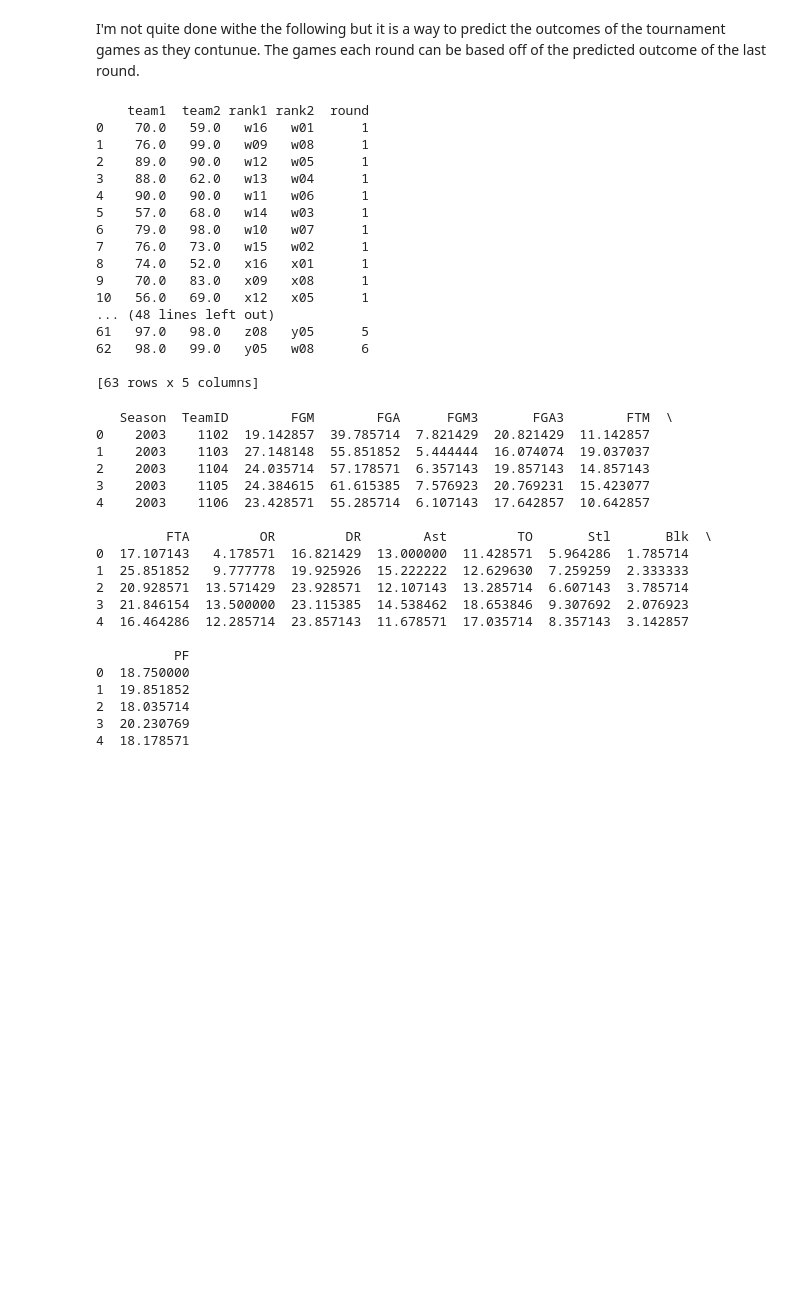
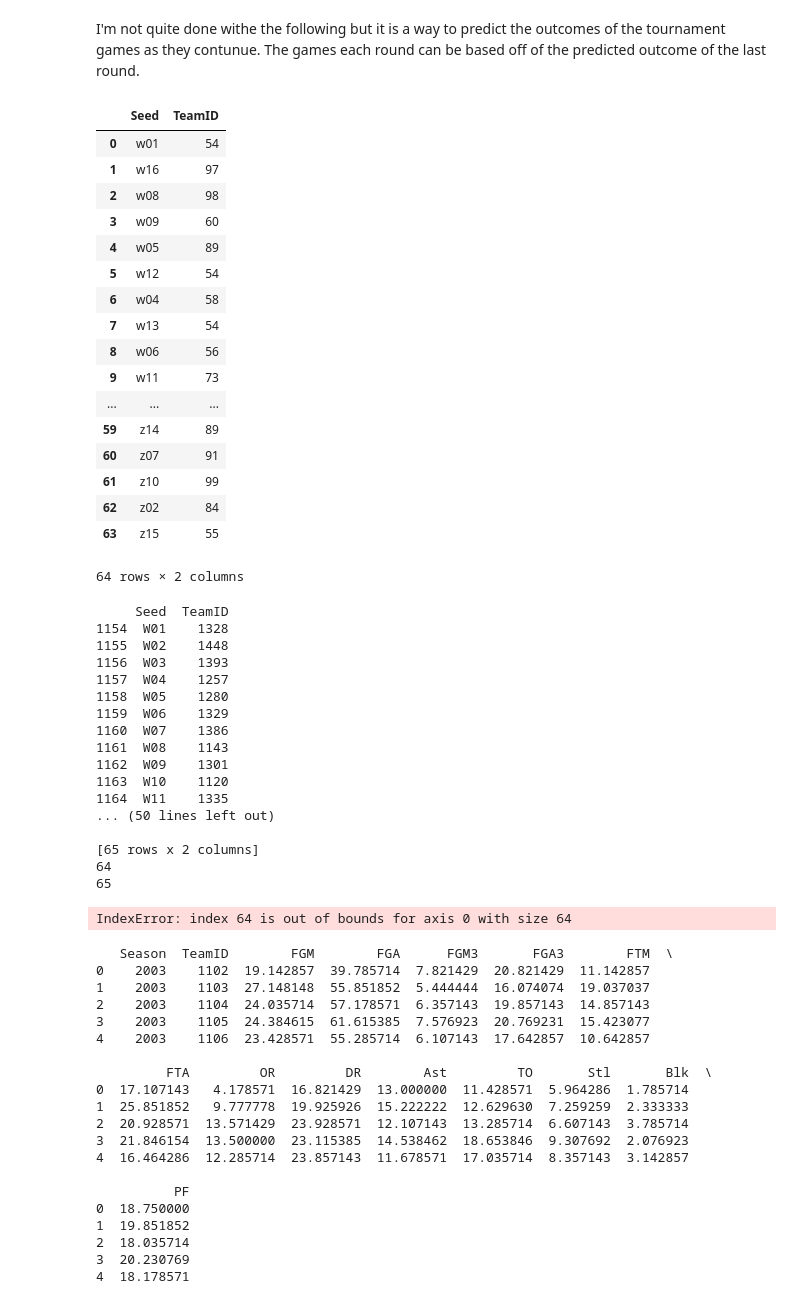
Before and after one commit to puvvadakc/NCAA2k19Predictions, a Jupyter notebook: testing/NCAA_ML_Workbook.ipynb, the cells around one changed output. Drawn from its saved outputs; the diff is of its cells as text; code cells hidden in the pictures; blank space fills up the shorter version.

```diff
--- a/testing/NCAA_ML_Workbook.ipynb
+++ b/testing/NCAA_ML_Workbook.ipynb
@@ -79,6 +79,8 @@ def next_round(teams_df):
         won_ranks = teams_df['Seed'].values
         first_round_bracket = np.array([x for x in first_round_bracket if x in won_ranks])
     #print(first_round_bracket)
+    print(len(first_round_bracket))
+    print(len(teams_df))
     picks1 = first_round_bracket[np.arange(1, len(teams_df), 2)]
     picks2 = first_round_bracket[np.arange(0, len(teams_df), 2)]
     #print(picks1)
@@ -98,54 +100,75 @@ def find_winners(nx):
     nx['TeamID'] = nx.loc[:, 'team2']
     nx['Seed'] = nx.loc[:, 'rank2']
 
     condition = nx['score'] > 0
     #this can be replaced with an ouput from a neural net to predict winners
     underdogs = nx.loc[condition,['rank1', 'team1']]
     underdogs.columns = ['Seed', 'TeamID']
     nx.update(underdogs)
     return(nx)#.loc[:, ['Seed', 'TeamID']])
 
 #makes a fake testing year
 arar = np.char.array(['01','16','08','09','05','12','04','13','06','11','03','14','07','10','02','15'])
 arr = np.append(arar, arar)
 teams_df = pd.DataFrame()
 teams_df['Seed'] = np.char.array(['w', 'x', 'y', 'z']).repeat(16) + np.append(arr, arr)
 teams_df['TeamID'] = np.random.randint(50, 100, size = 64)
-
+display(teams_df)
+teams_df = pd.read_csv('data/NCAATourneySeeds.csv')
+teams_df = teams_df.loc[teams_df.Season == 2003, ['Seed', 'TeamID']]
+print(teams_df)
 round = 1
 games_record = pd.DataFrame()
 #runs until only 1 team remains
 while len(teams_df) > 1:
     games = next_round(teams_df)
-    #features = games.join()
-    #
-    ## use plt to find scores on nx
+    features = pd.merge(games, team_summary_stats, how='left', left_on=['team1'], right_on=['TeamID'])
+    features = pd.merge(games, team_summary_stats, how='left', left_on=['team2'], right_on=['TeamID'], suffixes=('', '_t2'))
     games['round'] = round
     if len(games_record) < 1:
         games_record = games#.loc[:,:]
     else:
         games_record = games_record.append(games, ignore_index=True)
     teams_df = find_winners(games.copy())
     round = round + 1
 print(games_record)
 # %% [output]
+|  | Seed | TeamID |
+| 0 | w01 | 54 |
+| 1 | w16 | 97 |
+| 2 | w08 | 98 |
+| 3 | w09 | 60 |
+| 4 | w05 | 89 |
+| 5 | w12 | 54 |
+| 6 | w04 | 58 |
+| 7 | w13 | 54 |
+| 8 | w06 | 56 |
+| 9 | w11 | 73 |
+| ... | ... | ... |
+| 59 | z14 | 89 |
+| 60 | z07 | 91 |
+| 61 | z10 | 99 |
+| 62 | z02 | 84 |
+| 63 | z15 | 55 |
-    team1  team2 rank1 rank2  round
-0    70.0   59.0   w16   w01      1
-1    76.0   99.0   w09   w08      1
-2    89.0   90.0   w12   w05      1
-3    88.0   62.0   w13   w04      1
-4    90.0   90.0   w11   w06      1
-5    57.0   68.0   w14   w03      1
-6    79.0   98.0   w10   w07      1
-7    76.0   73.0   w15   w02      1
-8    74.0   52.0   x16   x01      1
-9    70.0   83.0   x09   x08      1
-10   56.0   69.0   x12   x05      1
-... (48 lines left out)
-61   97.0   98.0   z08   y05      5
-62   98.0   99.0   y05   w08      6
-
-[63 rows x 5 columns]
+64 rows × 2 columns
+     Seed  TeamID
+1154  W01    1328
+1155  W02    1448
+1156  W03    1393
+1157  W04    1257
+1158  W05    1280
+1159  W06    1329
+1160  W07    1386
+1161  W08    1143
+1162  W09    1301
+1163  W10    1120
+1164  W11    1335
+... (50 lines left out)
+
+[65 rows x 2 columns]
+64
+65
+IndexError: index 64 is out of bounds for axis 0 with size 64
 # %%
 regular_season_results = pd.read_csv('data/RegularSeasonDetailedResults.csv')
 # %%
```
Also changed, not shown: 1 other file.
